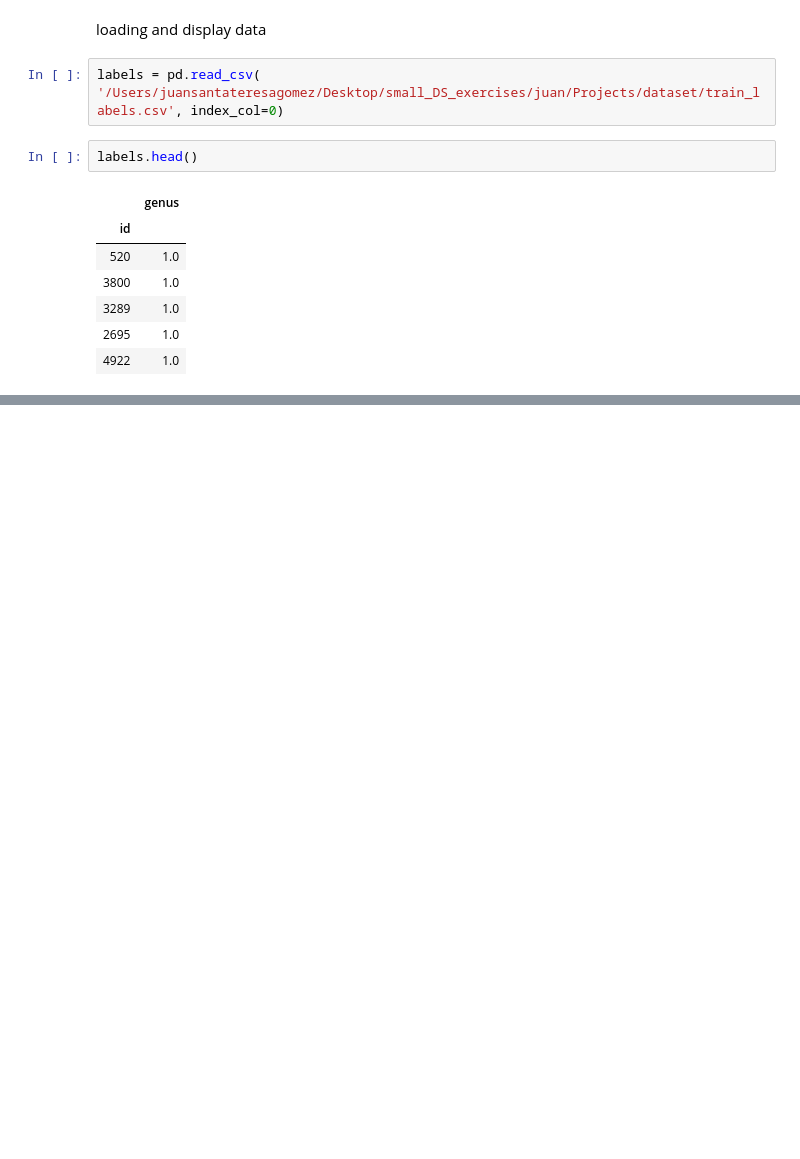
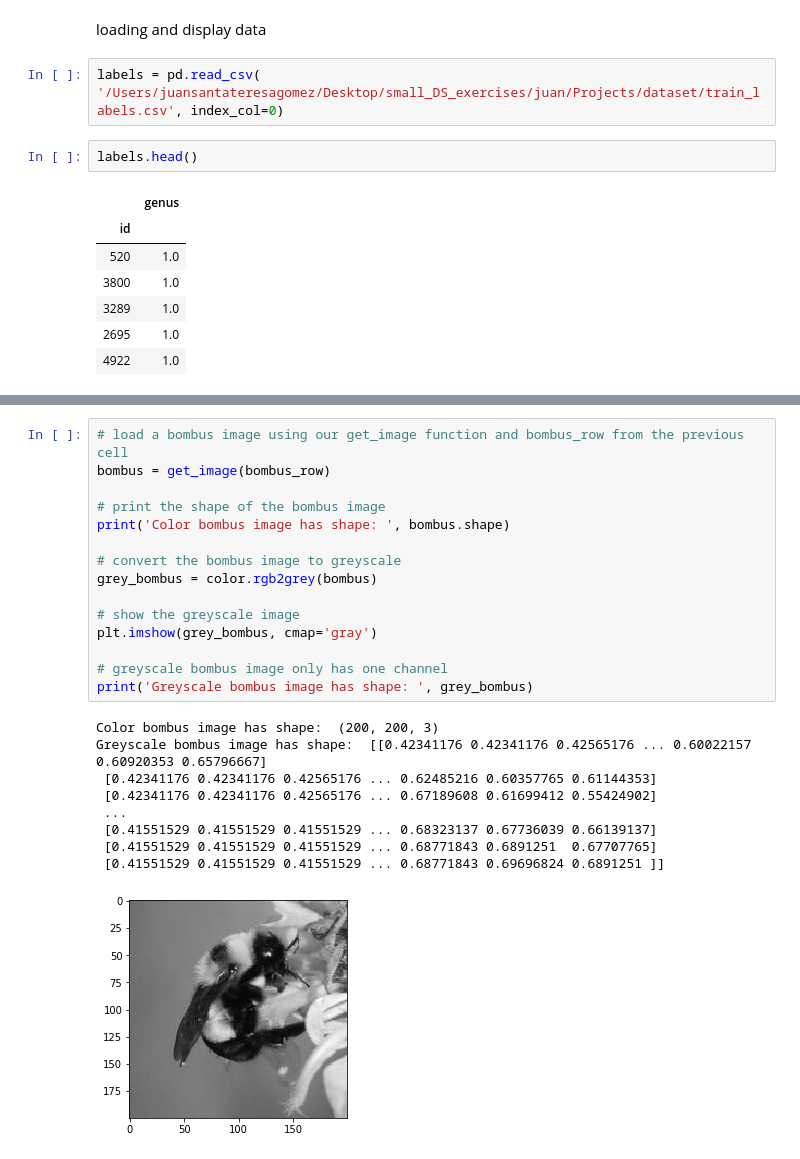
Before and after one commit to juansantateresa/juan, a Jupyter notebook: Projects/Naïve Bees Predict Species from Images.ipynb, the cells around one changed output, grey strips where cells are left out. Cells and saved outputs as stored; diff of their text form; blank space fills up the shorter version.

Commit message:
Rgb2gray

```diff
--- a/Projects/Naïve Bees Predict Species from Images.ipynb
+++ b/Projects/Naïve Bees Predict Species from Images.ipynb
@@ -34,0 +57,25 @@ labels.head()
+# %%
+# load a bombus image using our get_image function and bombus_row from the previous cell
+bombus = get_image(bombus_row)
+
+# print the shape of the bombus image
+print('Color bombus image has shape: ', bombus.shape)
+
+# convert the bombus image to greyscale
+grey_bombus = color.rgb2grey(bombus)
+
+# show the greyscale image
+plt.imshow(grey_bombus, cmap='gray')
+
+# greyscale bombus image only has one channel
+print('Greyscale bombus image has shape: ', grey_bombus)
+# %% [output]
+Color bombus image has shape:  (200, 200, 3)
+Greyscale bombus image has shape:  [[0.42341176 0.42341176 0.42565176 ... 0.60022157 0.60920353 0.65796667]
+ [0.42341176 0.42341176 0.42565176 ... 0.62485216 0.60357765 0.61144353]
+ [0.42341176 0.42341176 0.42565176 ... 0.67189608 0.61699412 0.55424902]
+ ...
+ [0.41551529 0.41551529 0.41551529 ... 0.68323137 0.67736039 0.66139137]
+ [0.41551529 0.41551529 0.41551529 ... 0.68771843 0.6891251  0.67707765]
+ [0.41551529 0.41551529 0.41551529 ... 0.68771843 0.69696824 0.6891251 ]]
+[figure, added]
```
Also changed, not shown: parts of 5 cells of this notebook.
